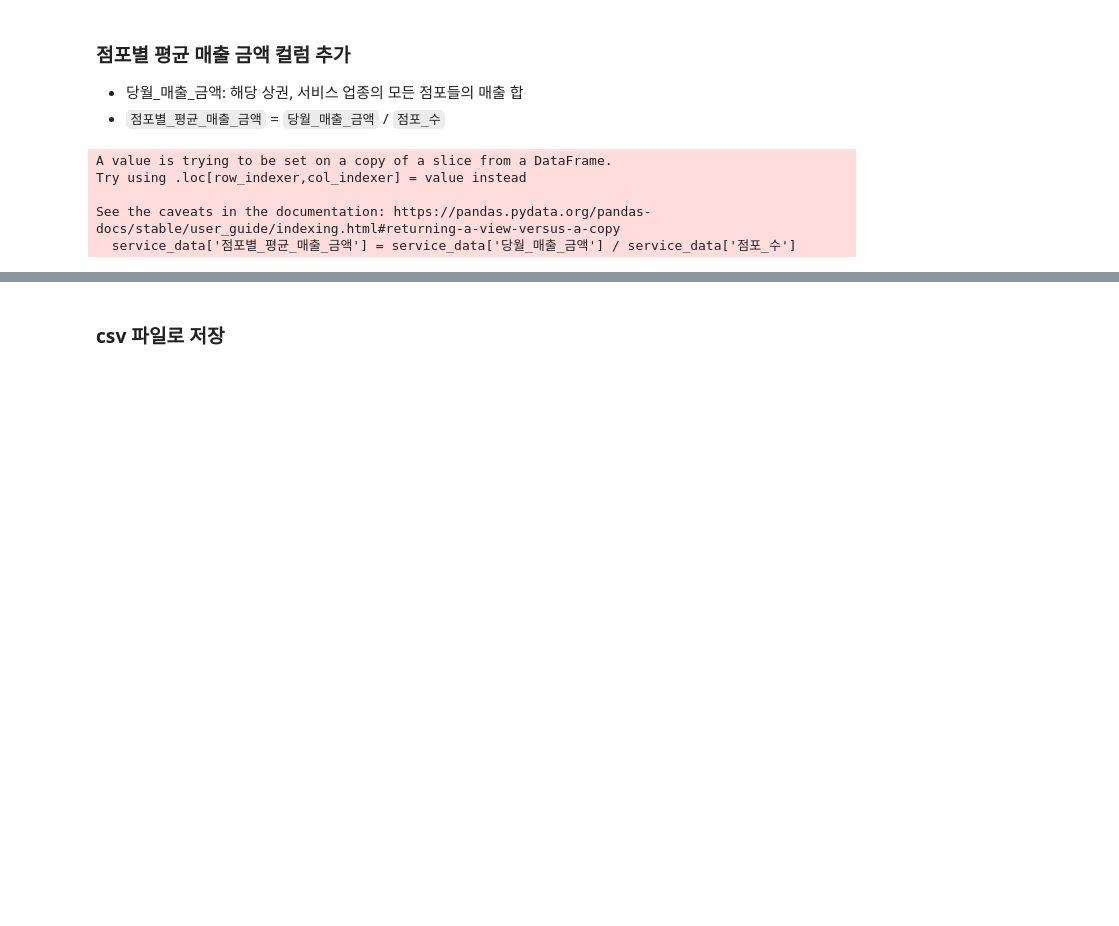
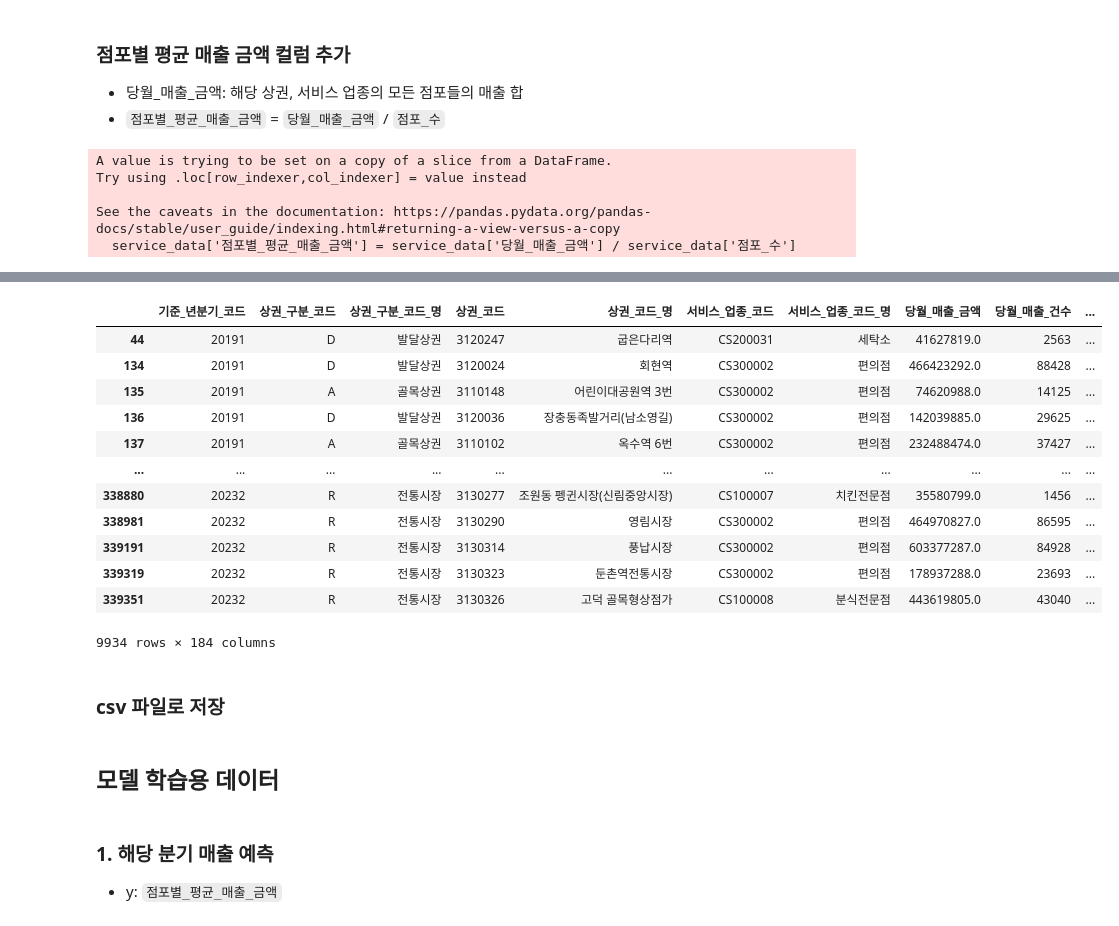
Before and after one commit to KT-AIvle-4th-Big-Project-Team2/SAI, a Jupyter notebook: Modeling/data cleansing_상권.ipynb, the cells around one changed output, grey strips where cells are left out. Cells and saved outputs as stored; diff of their text form; code cells hidden in the pictures; blank space fills up the shorter version.

```diff
--- a/Modeling/data cleansing_상권.ipynb
+++ b/Modeling/data cleansing_상권.ipynb
@@ -980,5 +1018,23 @@ See the caveats in the documentation: https://pandas.pydata.org/pandas-docs/stab
+# %%
+service_data[service_data['점포_수'] == 0]
+# %% [output]
+|  | 기준_년분기_코드 | 상권_구분_코드 | 상권_구분_코드_명 | 상권_코드 | 상권_코드_명 | 서비스_업종_코드 | 서비스_업종_코드_명 | 당월_매출_금액 | 당월_매출_건수 | ... |
+| 44 | 20191 | D | 발달상권 | 3120247 | 굽은다리역 | CS200031 | 세탁소 | 41627819.0 | 2563 | ... |
+| 134 | 20191 | D | 발달상권 | 3120024 | 회현역 | CS300002 | 편의점 | 466423292.0 | 88428 | ... |
+| 135 | 20191 | A | 골목상권 | 3110148 | 어린이대공원역 3번 | CS300002 | 편의점 | 74620988.0 | 14125 | ... |
+| 136 | 20191 | D | 발달상권 | 3120036 | 장충동족발거리(남소영길) | CS300002 | 편의점 | 142039885.0 | 29625 | ... |
+| 137 | 20191 | A | 골목상권 | 3110102 | 옥수역 6번 | CS300002 | 편의점 | 232488474.0 | 37427 | ... |
+| ... | ... | ... | ... | ... | ... | ... | ... | ... | ... | ... |
+| 338880 | 20232 | R | 전통시장 | 3130277 | 조원동 펭귄시장(신림중앙시장) | CS100007 | 치킨전문점 | 35580799.0 | 1456 | ... |
+| 338981 | 20232 | R | 전통시장 | 3130290 | 영림시장 | CS300002 | 편의점 | 464970827.0 | 86595 | ... |
+| 339191 | 20232 | R | 전통시장 | 3130314 | 풍납시장 | CS300002 | 편의점 | 603377287.0 | 84928 | ... |
+| 339319 | 20232 | R | 전통시장 | 3130323 | 둔촌역전통시장 | CS300002 | 편의점 | 178937288.0 | 23693 | ... |
+| 339351 | 20232 | R | 전통시장 | 3130326 | 고덕 골목형상점가 | CS100008 | 분식전문점 | 443619805.0 | 43040 | ... |
+9934 rows × 184 columns
 # %% [markdown]
 ### csv 파일로 저장
 # %%
 service_data = service_data.reset_index(drop=True)
 service_data.to_csv('../../data/preprocessed data/market_service_data.csv', index=False)
+# %% [markdown]
+## 모델 학습용 데이터
@@ -984,0 +1045,3 @@ service_data.to_csv('../../data/preprocessed data/market_service_data.csv', inde
+# %% [markdown]
+### 1. 해당 분기 매출 예측
+- y: `점포별_평균_매출_금액`
```
Also changed, not shown: parts of 11 cells of this notebook, 1 other file.
